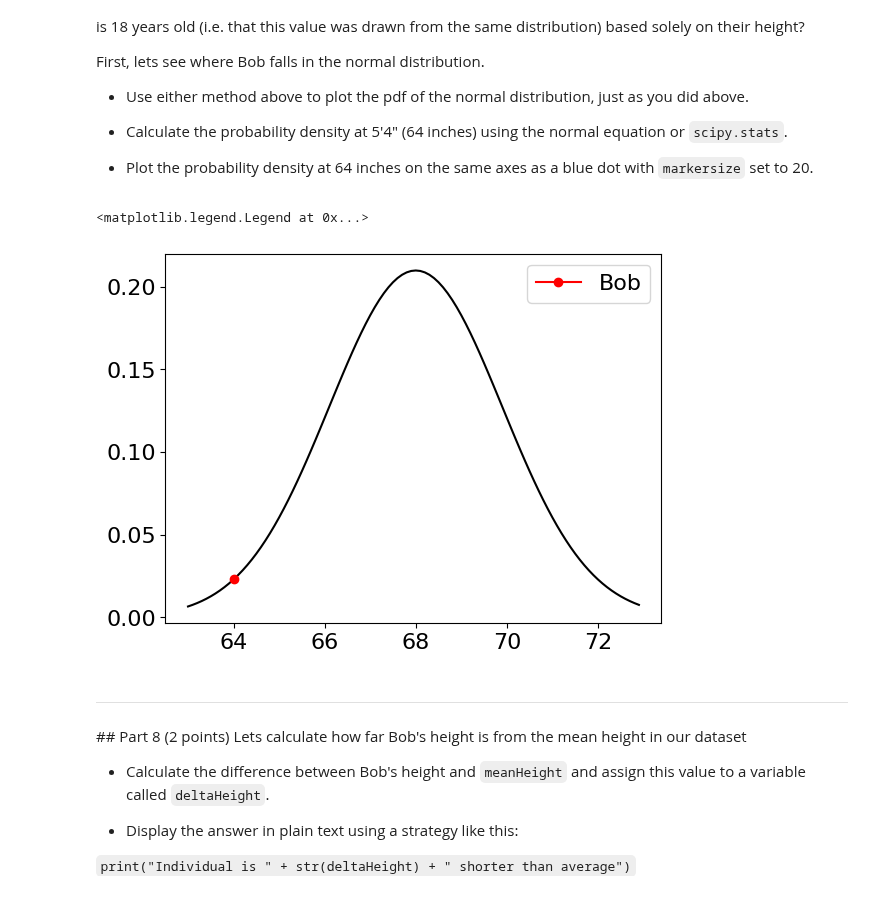
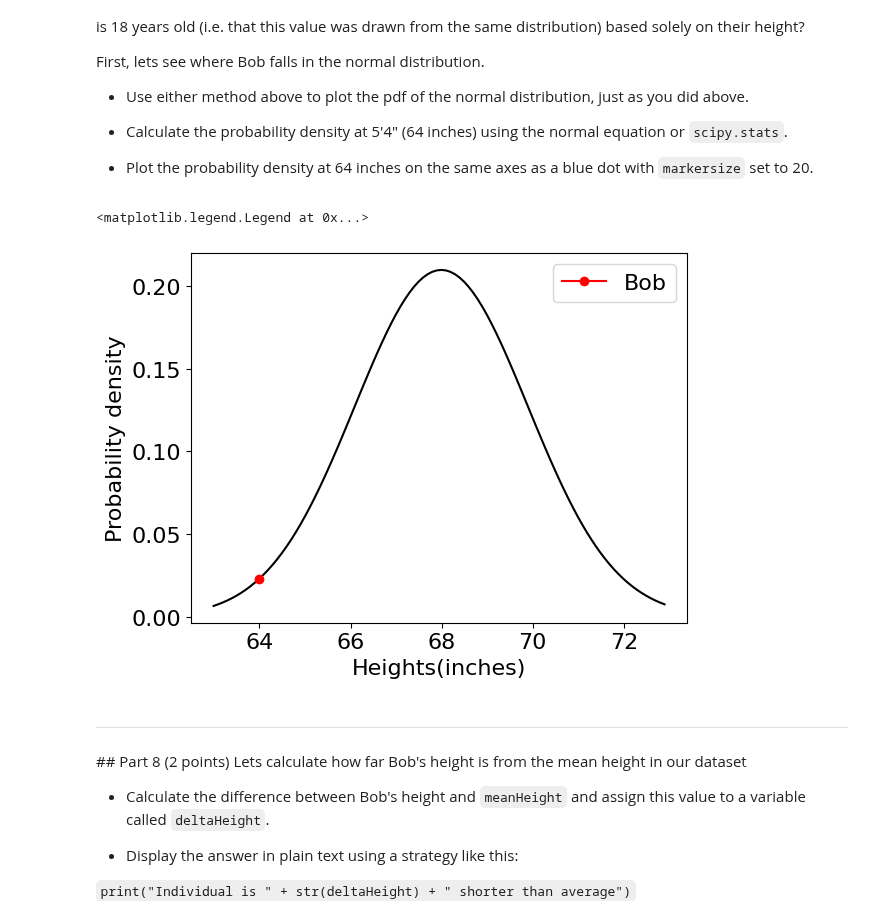
Before and after one commit to Urvi-M/BE559, a Jupyter notebook: Homework1_part1_v1.ipynb, the cells around one changed output. Drawn from its saved outputs; the diff is of its cells as text; code cells hidden in the pictures.

```diff
--- a/Homework1_part1_v1.ipynb
+++ b/Homework1_part1_v1.ipynb
@@ -168,12 +176,14 @@ First, lets see where Bob falls in the normal distribution.
 # %%
 Bob = 64
 plt.plot(xdata,Method_1,color= 'k')
 pdf = heightDist.pdf(Bob)
 plt.plot(Bob,pdf,marker="o",color= 'r', label='Bob')
+plt.xlabel('Heights(inches)')
+plt.ylabel('Probability density')
 plt.legend()
 # %% [output]
 <matplotlib.legend.Legend at 0x...>
-[figure, old version]
+[figure, new version]
 # %% [markdown]
 ---
 ## Part 8 (2 points)
```
Also changed, not shown: parts of 7 cells of this notebook.
